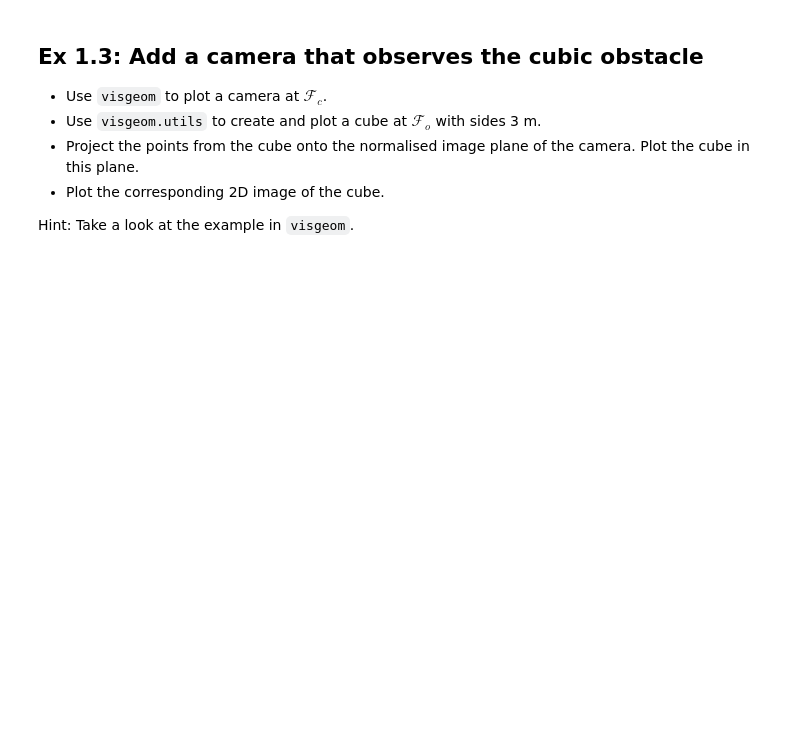
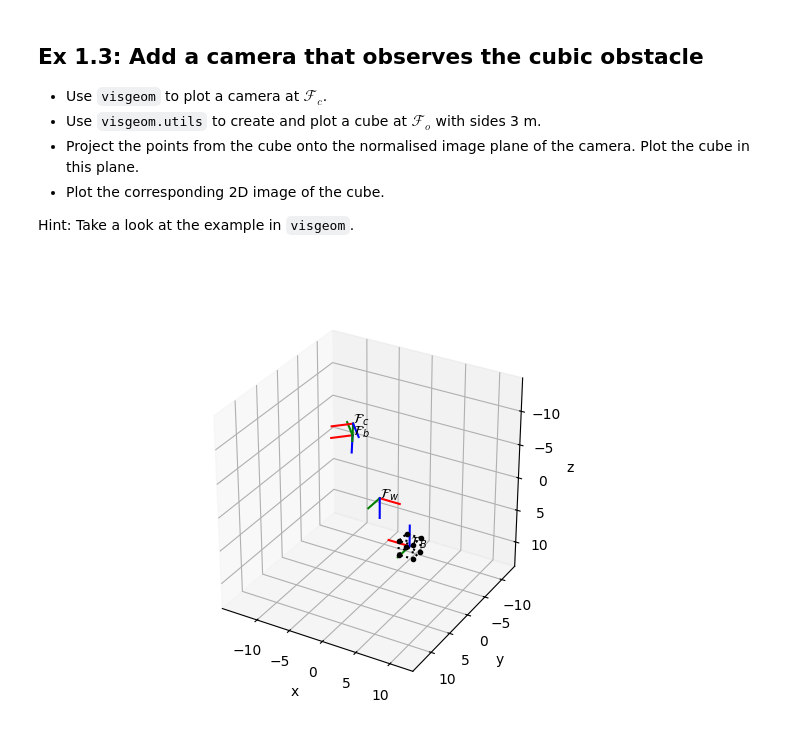
Before and after one commit to lassewardenaer/lab_02, a Jupyter notebook: 1_poses-and-cameras.ipynb, the cells around one changed output. Cells and saved outputs as stored; diff of their text form; code cells hidden in the pictures; blank space fills up the shorter version.

```diff
--- a/1_poses-and-cameras.ipynb
+++ b/1_poses-and-cameras.ipynb
@@ -409,3 +409,10 @@ plt.show()
 - Plot the corresponding 2D image of the cube.
 
 Hint: Take a look at the example in `visgeom`.
+# %%
+points_w = vg.utils.generate_box(pose=(pose_w_box.rotation.matrix, pose_w_box.translation), scale=1)
+vg.utils.plot_as_box(ax, points_w)
+plt.ion()
+plt.show()
+# %% [output]
+[figure, added]
```
Also changed, not shown: parts of 1 cell of this notebook.
